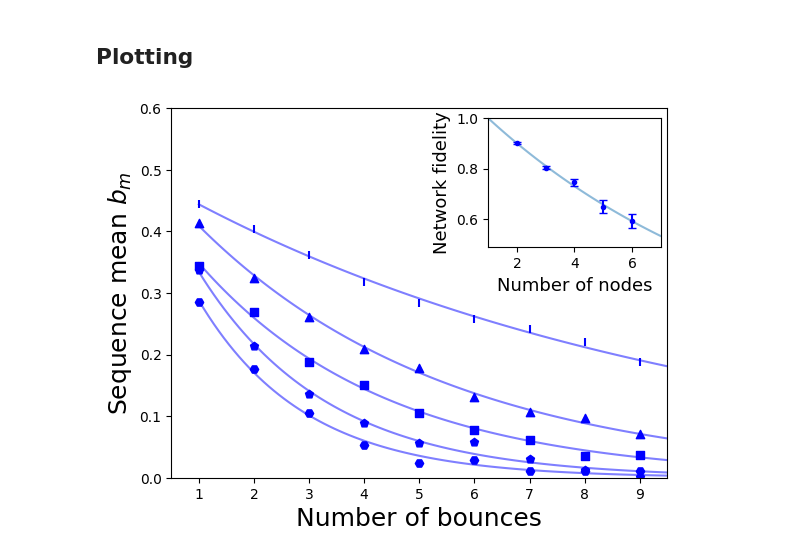
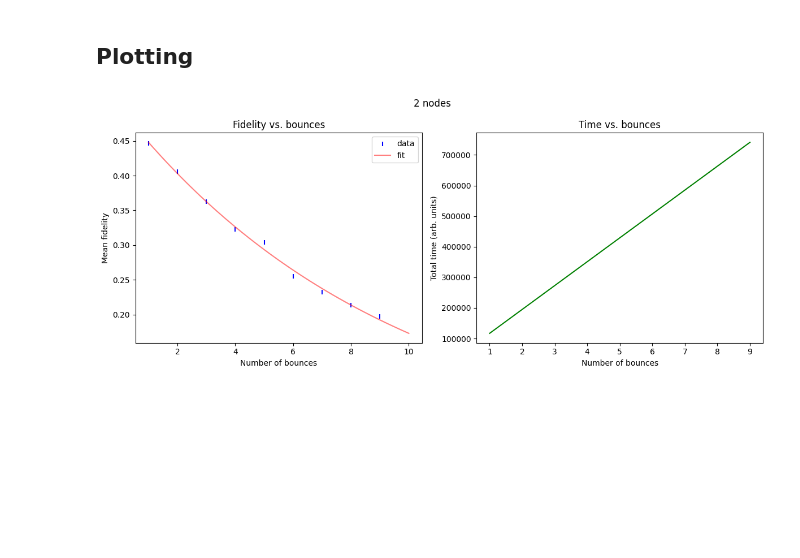
Before and after one commit to sriramsusc/QNB, a Jupyter notebook: Multi_Node_BM.ipynb, the cells around one changed output. Cells and saved outputs as stored; diff of their text form; code cells hidden in the pictures; blank space fills up the shorter version.

Commit message:
Plot multiple time vs bounce

```diff
--- a/Multi_Node_BM.ipynb
+++ b/Multi_Node_BM.ipynb
@@ -63,41 +63,65 @@ for n_nodes in node_counts:
 # %% [markdown]
 ## Plotting
 # %%
-plt.close()
-def exp(m,A,f):
-	return A* f**m
-fid  = {}
-popt = {}
-pcov = {}
-g = plt.figure(1)
-ax = plt.subplot()
-n_nodes = [2,3,4,5,6]
-symbols = {2:"|",3:"^", 4:"s", 5:"p", 6:"H"}
-for i in n_nodes:
-	with open(f"{i}_RB_decay.pickle", 'rb') as f:
-		fid[i] = pk.load(f)
-	endp = fid[i]["endpoints"]
-	datp= [ fid[i]["decay_data"][0][x] for x in range(*endp)]
-	popt[i],pcov[i] = curve_fit(exp,np.array(range(*endp)), datp )
-	ax.axis([0.5,endp[1]-0.5, 0,0.6])
-	ax.scatter(np.array(range(*endp)), datp, marker = symbols[i], color = "b")
-	ax.plot(np.linspace(*endp,100),
-		[exp(m, *popt[i]) for m in np.linspace(*endp,100)],alpha = 0.5,color = "b")
-	for k in range(*endp):
-		dats =  fid[i]["decay_data"][1][k]
-		loc = [k for x in range(len(dats))]
-sub = plt.axes([0.62,0.59,0.27,0.27])
-sub.axis([1,7,0.49,1])
-fidopt,fidcov = curve_fit(exp, n_nodes, [popt[i][1] for  i in n_nodes])
-sub.plot(np.linspace(n_nodes[0]-1,n_nodes[-1]+1,100), [exp(m, *fidopt) for m in np.linspace(n_nodes[0]-1,n_nodes[-1]+1,100)],alpha = 0.5)
-sub.set_xlabel("Number of nodes",fontsize=13)
-sub.set_ylabel("Network fidelity",fontsize=13)
-h = t.ppf((1 +0.95) / 2., 18-2)
-sub.errorbar(n_nodes, [popt[i][1] for i in n_nodes], yerr=[h* np.sqrt(pcov[i][1,1]) for i in n_nodes], capsize=3,marker="o",ms=3,ls="",color="b")
-ax.set_xlabel("Number of bounces",fontsize=18)
-ax.set_ylabel("Sequence mean $b_m$",fontsize=18)
-g.savefig("n_node_netrb",transparent=True)
-g.show()
-plt.show()
+import pickle as pk
+import numpy as np
+import matplotlib.pyplot as plt
+from scipy.optimize import curve_fit
+
+def exp(m, A, f):
+    """Exponential fit used in the RB analysis."""
+    return A * f**m
+
+# approximate time-per-hop constant (taken from gate_time in the simulation)
+GATE_TIME = 39_000  # same units as your simulation (e.g., nanoseconds)
+
+# list of node counts to analyse
+n_nodes_list = [2, 3, 4, 5, 6]
+symbols = {2: "|", 3: "^", 4: "s", 5: "p", 6: "H"}
+
+for i in n_nodes_list:
+    # load fidelity data for this number of nodes
+    with open(f"{i}_RB_decay.pickle", "rb") as f:
+        result = pk.load(f)
+
+    # the bounce-length range (min_bounces, max_bounces)
+    min_b, max_b = result["endpoints"]
+    bounces = np.arange(min_b, max_b)
+    # extract the mean fidelities for each bounce value
+    mean_fids = [result["decay_data"][0][m] for m in bounces]
+
+    # fit an exponential to the fidelity data
+    popt, pcov = curve_fit(exp, bounces, mean_fids)
+
+    # compute approximate times: number of hops × GATE_TIME
+    times = []
+    for m in bounces:
+        path_length = (2 * i - 1) + (m - 1) * (2 * i - 2)
+        times.append(path_length * GATE_TIME)
+
+    # draw two subplots: fidelity vs. bounces and time vs. bounces
+    plt.figure(figsize=(12, 5))
+    plt.suptitle(f"{i} nodes")
+
+    # (1) bounces vs. fidelity
+    plt.subplot(1, 2, 1)
+    plt.scatter(bounces, mean_fids, marker=symbols[i], color="b", label="data")
+    # fitted curve
+    x_fit = np.linspace(min_b, max_b, 100)
+    plt.plot(x_fit, exp(x_fit, *popt), alpha=0.5, color="r", label="fit")
+    plt.xlabel("Number of bounces")
+    plt.ylabel("Mean fidelity")
+    plt.title("Fidelity vs. bounces")
+    plt.legend()
+
+    # (2) bounces vs. time
+    plt.subplot(1, 2, 2)
+    plt.plot(bounces, times, color="g")
+    plt.xlabel("Number of bounces")
+    plt.ylabel("Total time (arb. units)")
+    plt.title("Time vs. bounces")
+
+    plt.tight_layout()
+    plt.show()
 # %% [output]
-[figure, old version]
+[figure, new version]
```
Also changed, not shown: parts of 1 cell of this notebook.
